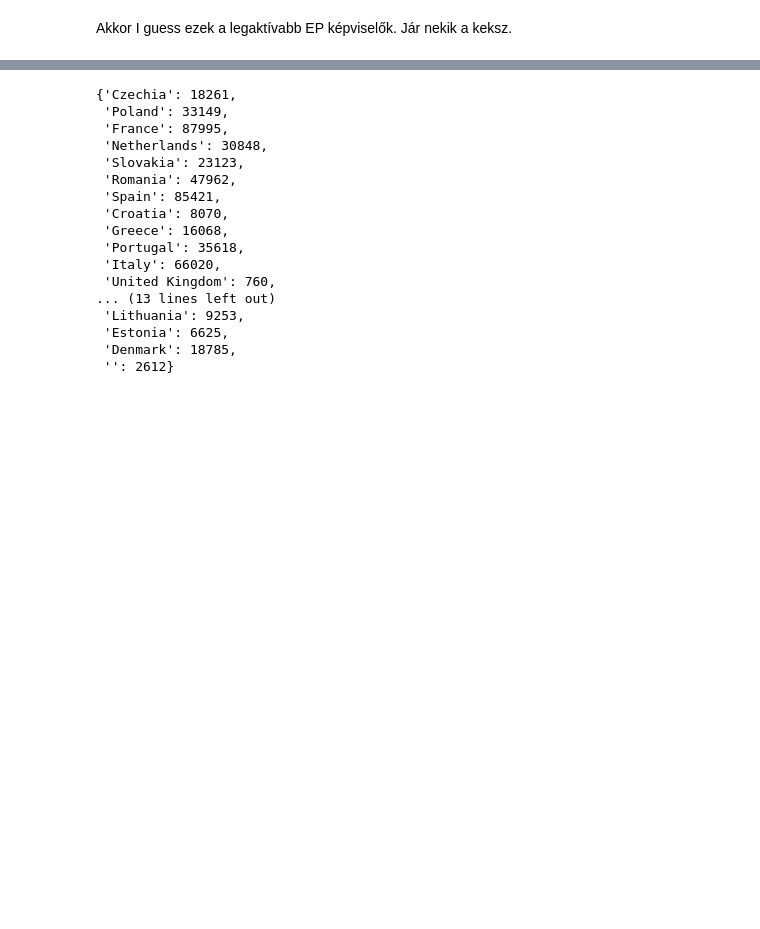
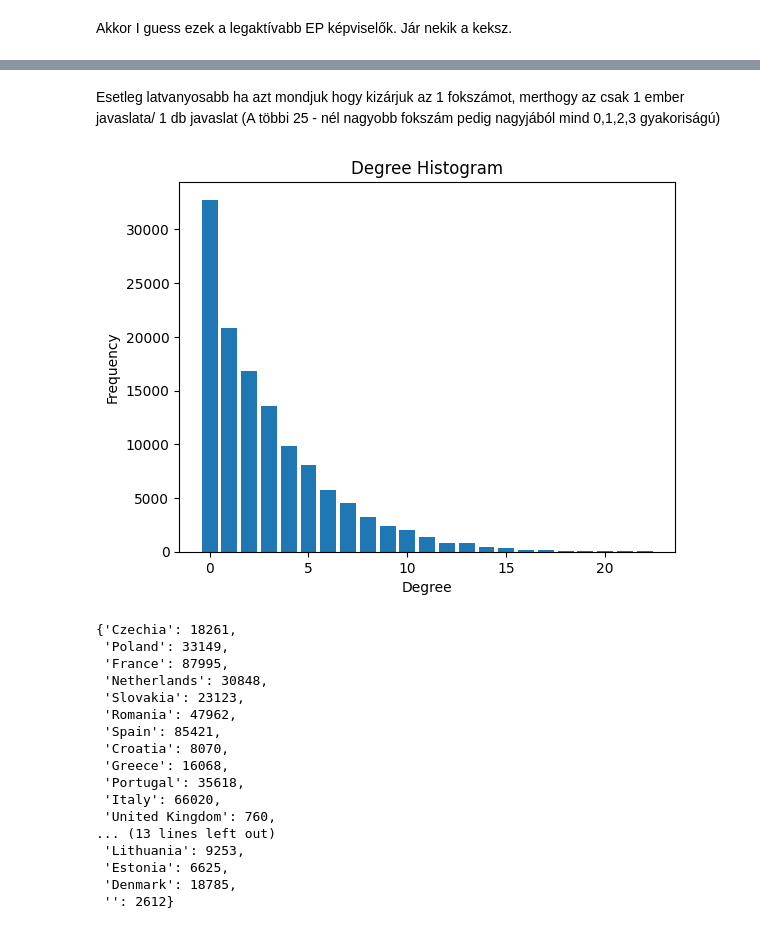
Before and after one commit to maritsm/temalabor-2023, a Jupyter notebook: temalabor.ipynb, the cells around one changed output, grey strips where cells are left out. Cells and saved outputs as stored; diff of their text form; code cells hidden in the pictures; blank space fills up the shorter version.

```diff
--- a/temalabor.ipynb
+++ b/temalabor.ipynb
@@ -145,3 +151,13 @@ plt.show()
+# %% [markdown]
+Esetleg latvanyosabb ha azt mondjuk hogy kizárjuk az 1 fokszámot, merthogy az csak 1 ember javaslata/ 1 db javaslat (A többi 25 - nél nagyobb fokszám pedig nagyjából mind 0,1,2,3 gyakoriságú)
+# %%
+plt.bar(list(x for x in range(len(deg_hist[2:25]))), deg_hist[2:25], align='center')
+plt.title("Degree Histogram")
+plt.xlabel("Degree")
+plt.ylabel("Frequency")
+plt.show()
+# %% [output]
+[figure, added]
 # %%
 ### melyik ország politikusai csináltak többet?
 
```
Also changed, not shown: parts of 3 cells of this notebook.
